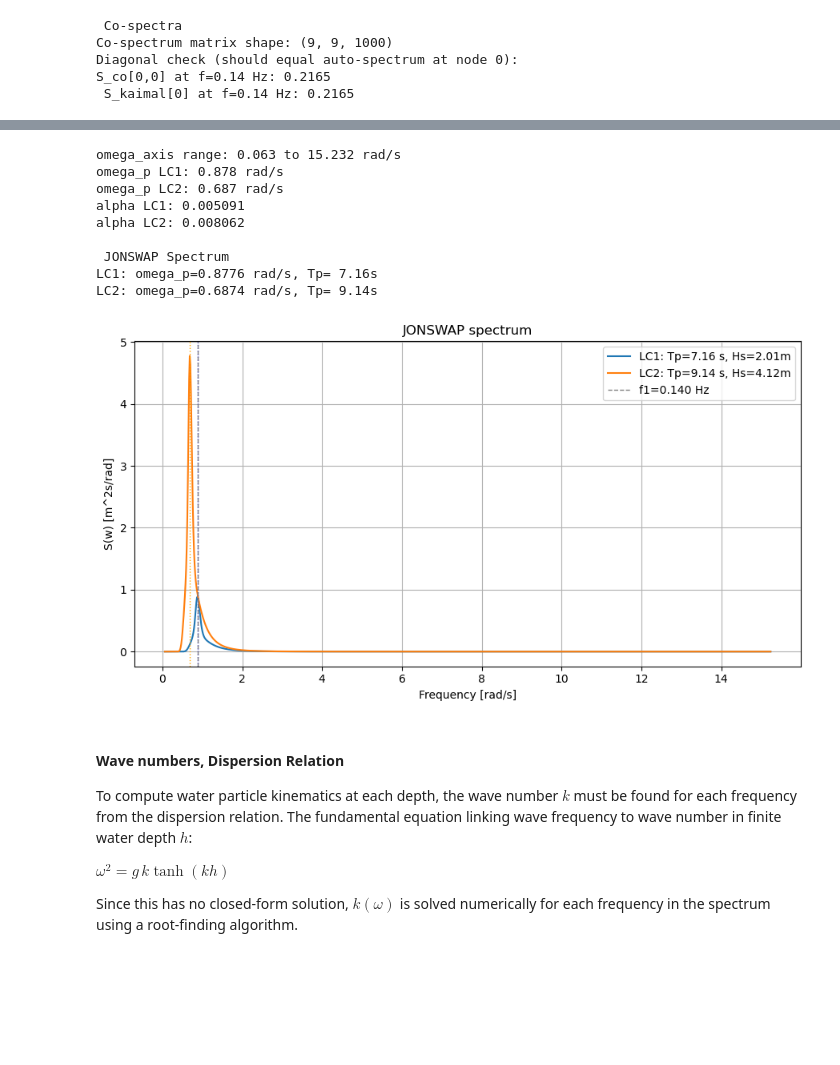
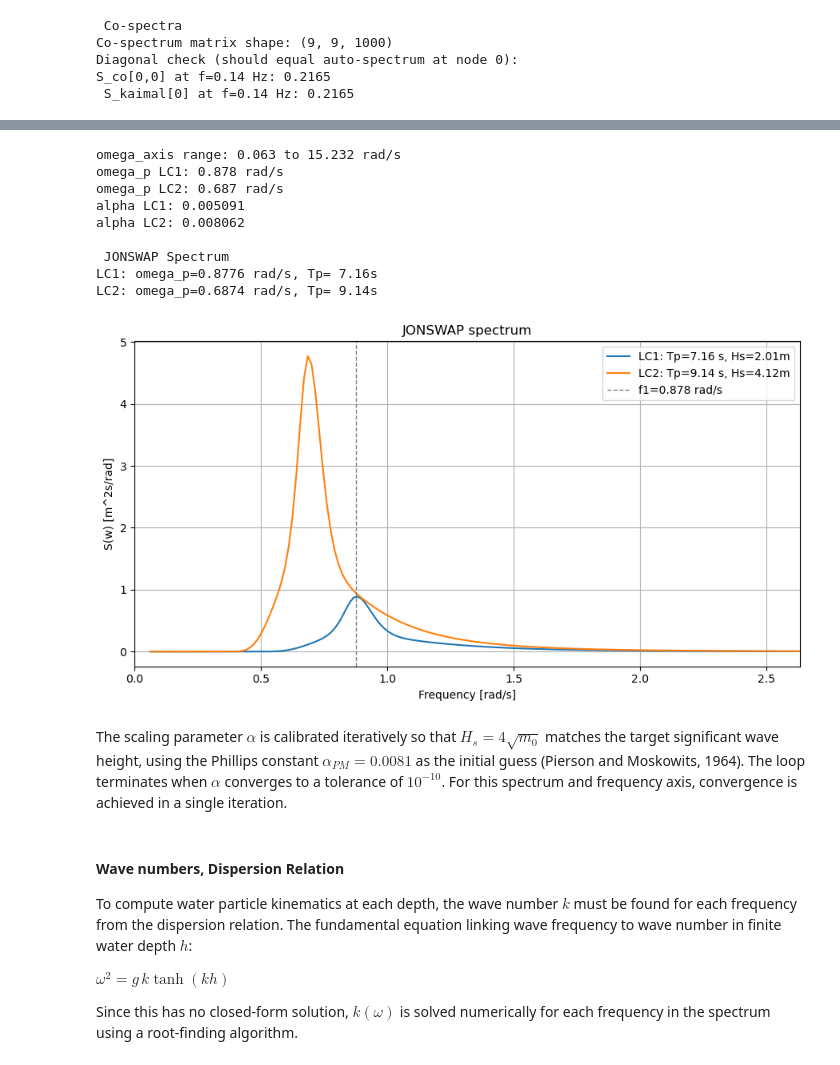
Before and after one commit to josems06-crypto/CIEM5220_WindWaves, a Jupyter notebook: CIEM5220/Windturbine/WindWaveLoads.ipynb, the cells around one changed output, grey strips where cells are left out. Drawn from its saved outputs; the diff is of its cells as text; code cells hidden in the pictures; blank space fills up the shorter version.

```diff
--- a/CIEM5220/Windturbine/WindWaveLoads.ipynb
+++ b/CIEM5220/Windturbine/WindWaveLoads.ipynb
@@ -42,9 +42,9 @@ x=sp.Symbol('x')
 # ====== GEOMETRY & MATERIAL ========
 D_o = 5                          # [m]
 t=0.08                          # [m]
-Di = D0-2*t                     # [m]
-A = np.pi/4*(D0**2-Di**2)       # [m^2]
-I = np.pi/64*(D0**4-Di**4)      # [m^-4]
+Di = D_o-2*t                     # [m]
+A = np.pi/4*(D_o**2-Di**2)       # [m^2]
+I = np.pi/64*(D_o**4-Di**4)      # [m^-4]
 rho = 7850                      # steel [kg/m^3] ##
 E = 210e9                       # [Pa]
 
@@ -55,7 +55,9 @@ Hw=36.0                         # [m]
 Ha=108.0                        # [m]
 L=Hw+Ha                         # [m]
 
-M_nacelle=6e5       # [kg]
+M_nacelle=6e5                   # [kg]
+
+g=9.81                          # [m/s^2]
 # %%
 # ====== ROTOR PARAMETERS ========
 Omega_max=7.6                   # [rpm]
@@ -299,9 +389,9 @@ Update of cross-section properties after sweep with new diameter before assembli
 # %%
 # ==== CROSS-SECTION UPDATE ====
 
-Di=D0-2*t
-A=np.pi/4*(D0**2-Di**2)
-I=np.pi/64*(D0**4-Di**4)
+Di=D_o-2*t
+A=np.pi/4*(D_o**2-Di**2)
+I=np.pi/64*(D_o**4-Di**4)
 EI=E*I
 rhoA=rho*A
 
@@ -822,8 +853,6 @@ def S_jonswap(alpha, omega, omega_p, gamma):
 
     return S_PM*gamma**r
 
-# Because of error in step 4:
-
 omega_p_LC1=2*np.pi/Tp_LC1
 omega_p_LC2=2*np.pi/Tp_LC2
 
@@ -835,13 +864,16 @@ print(f"omega_p LC2: {omega_p_LC2:.3f} rad/s")
 
 
 def compute_alpha(Hs_target, omega_axis, omega_p, gamma, g):
-    alpha_try=0.0081
+    alpha=0.0081 # Phillips constant (PM spectrum), used as initial guess
     for i in range(100):
-        S_try=S_jonswap(alpha_try, omega_axis, omega_p, gamma)
+        S_try=S_jonswap(alpha, omega_axis, omega_p, gamma)
         domega=omega_axis[1]-omega_axis[0]
         Hs_try=4*np.sqrt(np.sum(S_try*domega))
-        alpha_try*=(Hs_target/Hs_try)**2
-    return alpha_try
+        alpha_new=alpha*(Hs_target/Hs_try)**2
+        if abs(alpha_new-alpha)<1e-10:
+            break
+        alpha=alpha_new
+    return alpha
 
 alpha_LC1=compute_alpha(Hs_LC1, omega_axis, omega_p_LC1, gamma, g)
 alpha_LC2=compute_alpha(Hs_LC2, omega_axis, omega_p_LC2, gamma, g)
@@ -850,37 +882,38 @@ print(f"alpha LC1: {alpha_LC1:.6f}")
 print(f"alpha LC2: {alpha_LC2:.6f}")
 
 
 S_jonswap_LC1=S_jonswap(alpha_LC1, omega_axis, omega_p_LC1, gamma)
 S_jonswap_LC2=S_jonswap(alpha_LC2, omega_axis, omega_p_LC2, gamma)
 
 print(f"\n JONSWAP Spectrum")
 print(f"LC1: omega_p={omega_p_LC1:.4f} rad/s, Tp= {Tp_LC1:.2f}s")
 print(f"LC2: omega_p={omega_p_LC2:.4f} rad/s, Tp= {Tp_LC2:.2f}s")
 
 fig, ax= plt.subplots(figsize=(9,5))
 ax.plot(omega_axis, S_jonswap_LC1, label=f'LC1: Tp={Tp_LC1:.2f} s, Hs={Hs_LC1:.2f}m')
 ax.plot(omega_axis, S_jonswap_LC2, label=f'LC2: Tp={Tp_LC2:.2f} s, Hs={Hs_LC2:.2f}m')
-ax.axvline(omega_p_LC1, color='blue', linestyle=':', linewidth=1)
-ax.axvline(omega_p_LC2, color='orange', linestyle=':', linewidth=1)
-ax.axvline(2*np.pi*f1, color='gray', linestyle='--', linewidth=1, label=f'f1={f1:.3f} Hz')
+ax.axvline(2*np.pi*f1, color='gray', linestyle='--', linewidth=1, label=f'f1={2*np.pi*f1:.3f} rad/s')
+ax.set_xlim(0, 3*max(omega_p_LC1, omega_p_LC2))
 ax.set_xlabel('Frequency [rad/s]')
 ax.set_ylabel('S(w) [m^2s/rad]')
 ax.set_title('JONSWAP spectrum')
 ax.legend()
 ax.grid(True)
 plt.tight_layout()
 plt.show()
 # %% [output]
 omega_axis range: 0.063 to 15.232 rad/s
 omega_p LC1: 0.878 rad/s
 omega_p LC2: 0.687 rad/s
 alpha LC1: 0.005091
 alpha LC2: 0.008062
 
  JONSWAP Spectrum
 LC1: omega_p=0.8776 rad/s, Tp= 7.16s
 LC2: omega_p=0.6874 rad/s, Tp= 9.14s
-[figure, old version]
+[figure, new version]
+# %% [markdown]
+The scaling parameter $\alpha$ is calibrated iteratively so that $H_s=4\sqrt{m_0}$ matches the target significant wave height, using the Phillips constant $\alpha_{PM}=0.0081$ as the initial guess (Pierson and Moskowits, 1964). The loop terminates when $\alpha$ converges to a tolerance of $10^{-10}$. For this spectrum and frequency axis, convergence is achieved in a single iteration.
 # %% [markdown]
 #### Wave numbers, Dispersion Relation
 
```
Also changed, not shown: parts of 19 cells of this notebook, 2 other files.
